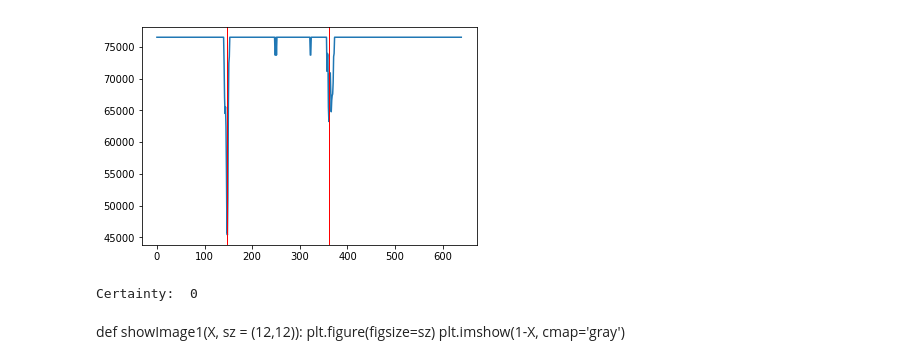
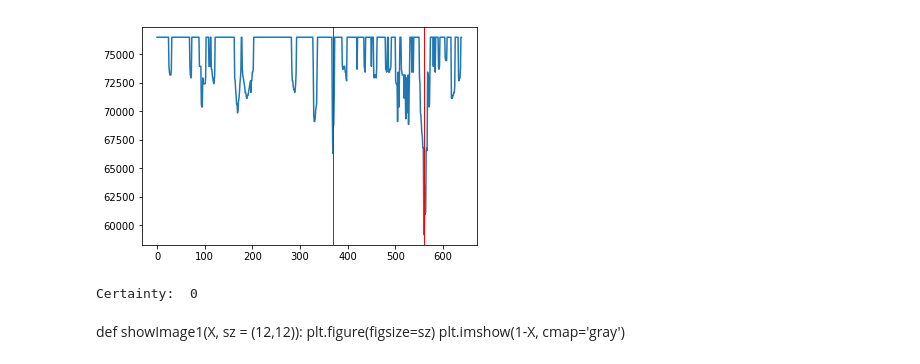
Before and after one commit to MuddSub/vision, a Jupyter notebook: DetectGate.ipynb, the cells around one changed output. Saved outputs shown, nothing was run; the diff lists cells and outputs as text; code cells hidden in the pictures.

Commit message:
Alpha Filter, +IncContrast, -distinguish power
Increased + retuned alpha filter, Added IncContrast() Median Blur Subtraction+Gaussian Blur, lower distinguishability power to 17

```diff
--- a/DetectGate.ipynb
+++ b/DetectGate.ipynb
@@ -222,8 +222,8 @@ def findLines(img):
 # %%
 def adjust(image):
     new_image = np.zeros(image.shape, image.dtype)
-    alpha = 5 # Simple contrast control
-    beta = -850  # Simple brightness control
+    alpha = 10 # Simple contrast control
+    beta = -2100  # Simple brightness control
     new_image = cv2.convertScaleAbs(image, alpha=alpha, beta=beta)
     return new_image
 # %%
@@ -238,11 +238,11 @@ def mainImg(file,name):
 
     segmented = segment(segmented)
     #segmented = deNoise(segmented)
-    #segmented = incContrast(segmented)
+
 
     #segmented = deNoise(segmented)
-
     segmented = adjust(segmented)
+    segmented = incContrast(segmented)
     #
     #segmented = deNoise(segmented)
     #segmented = erode(segmented)
@@ -254,8 +254,10 @@ def mainImg(file,name):
     #newImg = cv2.GaussianBlur(segmented,(15,7),45)
 
     #Higher discernability = lower distinguishing power
+    segmented = cv2.blur(segmented,(3,3))
     showImage(original,segmented)
-    discernability = 51
+
+    discernability = 17
 
     newImg = cv2.medianBlur(segmented,discernability)
     newImg = 255-cv2.absdiff(segmented, newImg)
@@ -413,9 +415,9 @@ def adjust_gamma(image, gamma=1.0):
 # %%
 #newI = mainImg("/Users/Daniel Yang/Desktop/Vision/RoboticsImages/images/training14.png","newImg.png")
 #newI = mainImg("/Users/Daniel Yang/Desktop/Vision/RoboticsImages/images/training20.png","newImg.png")
-newI = mainImg("/Users/Daniel Yang/Desktop/Vision/test2/10.jpg","newImg.png")
+newI = mainImg("/Users/Daniel Yang/Desktop/Vision/test2/4.jpg","newImg.png")
 # %% [output]
-[figure, old version]
+[figure, new version]
 Certainty:  0
 # %%
 img1 = cv2.imread("/Users/Daniel Yang/Desktop/Vision/RoboticsImages/images/training01.png",0)          # queryImage
```
